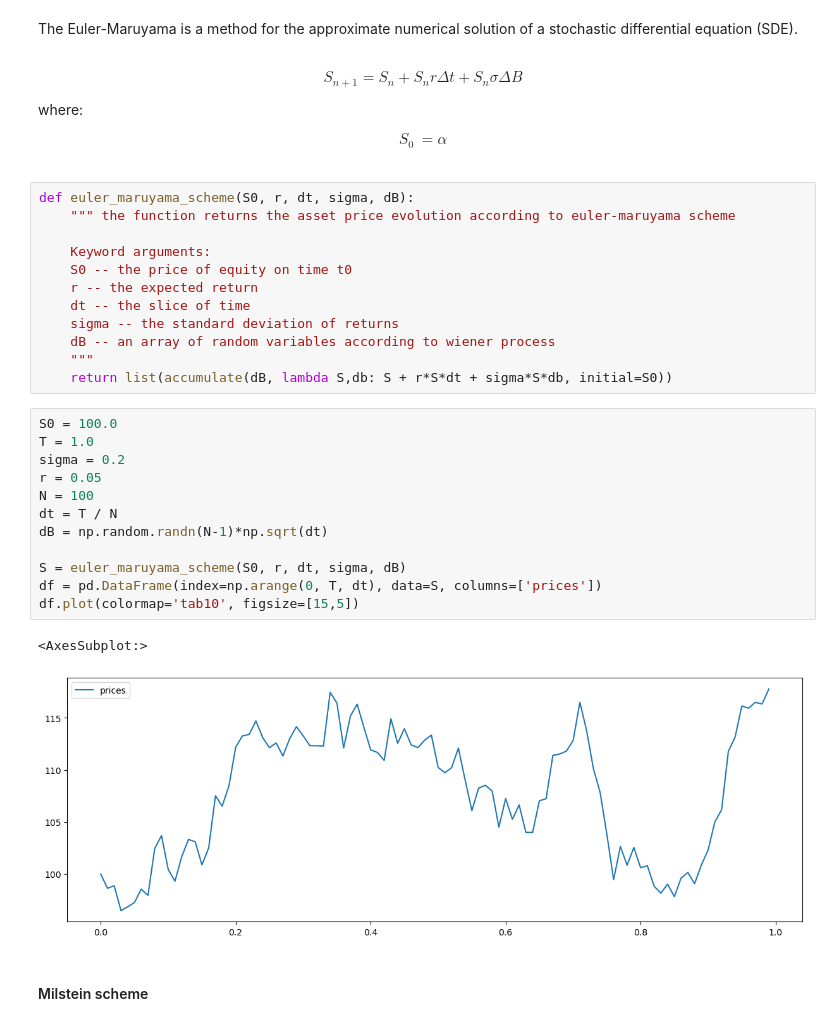
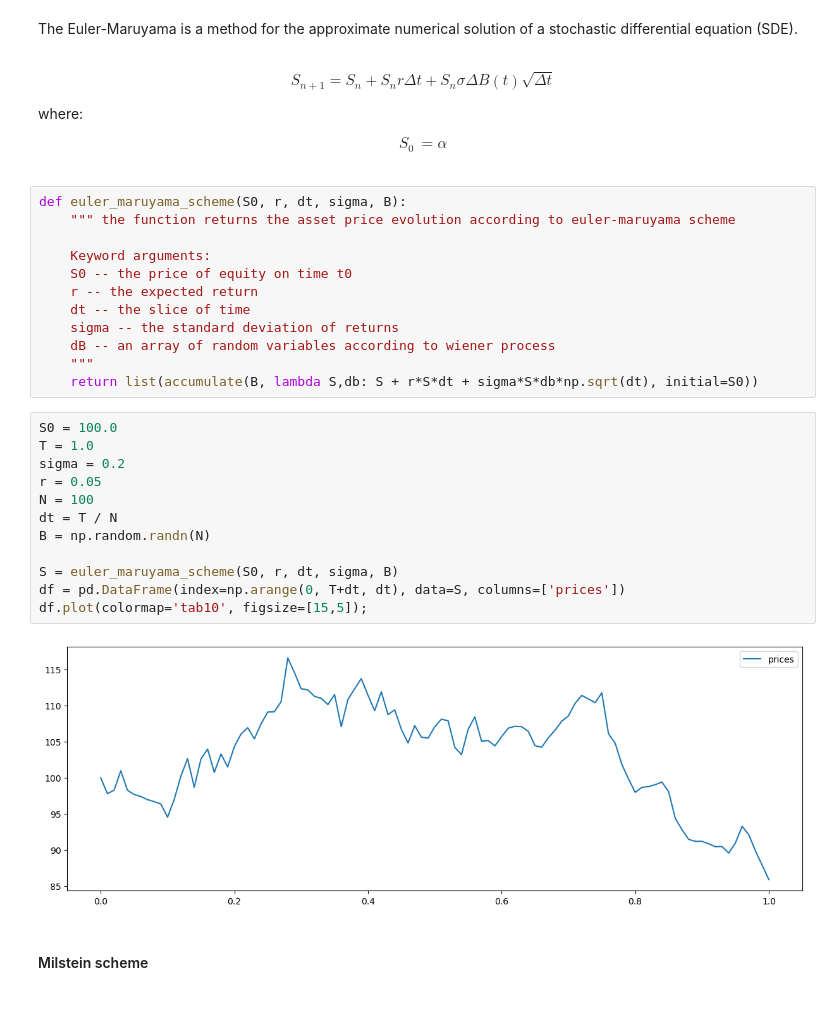
Before and after one commit to fbristotti/cqf, a Jupyter notebook: final/final.ipynb, the cells around one changed output. Cells and saved outputs as stored; diff of their text form.

```diff
--- a/final/final.ipynb
+++ b/final/final.ipynb
@@ -47,7 +47,7 @@ We can use different ways for implement equity prices evolution computationally
 The Euler-Maruyama is a method for the approximate numerical solution of a stochastic differential equation (SDE).
 # %% [markdown]
 $$
-S_{n+1} = S_{n} + S_{n}r\Delta t + S_{n}\sigma \Delta B
+S_{n+1} = S_{n} + S_{n}r\Delta t + S_{n}\sigma \Delta B(t) \sqrt{\Delta t}
 $$
 
 where:
@@ -57,7 +57,7 @@ S_0 &= \alpha \\
 \end{align*}
 $$
 # %%
-def euler_maruyama_scheme(S0, r, dt, sigma, dB):
+def euler_maruyama_scheme(S0, r, dt, sigma, B):
     """ the function returns the asset price evolution according to euler-maruyama scheme
 
     Keyword arguments:
@@ -67,22 +67,21 @@ def euler_maruyama_scheme(S0, r, dt, sigma, dB):
     sigma -- the standard deviation of returns
     dB -- an array of random variables according to wiener process
     """
-    return list(accumulate(dB, lambda S,db: S + r*S*dt + sigma*S*db, initial=S0))
+    return list(accumulate(B, lambda S,db: S + r*S*dt + sigma*S*db*np.sqrt(dt), initial=S0))
 # %%
 S0 = 100.0
 T = 1.0
 sigma = 0.2
 r = 0.05
 N = 100
 dt = T / N
-dB = np.random.randn(N-1)*np.sqrt(dt)
+B = np.random.randn(N)
 
-S = euler_maruyama_scheme(S0, r, dt, sigma, dB)
-df = pd.DataFrame(index=np.arange(0, T, dt), data=S, columns=['prices'])
-df.plot(colormap='tab10', figsize=[15,5])
+S = euler_maruyama_scheme(S0, r, dt, sigma, B)
+df = pd.DataFrame(index=np.arange(0, T+dt, dt), data=S, columns=['prices'])
+df.plot(colormap='tab10', figsize=[15,5]);
 # %% [output]
-<AxesSubplot:>
-[figure, old version]
+[figure, new version]
 # %% [markdown]
 #### Milstein scheme
 # %% [markdown]
```
Also changed, not shown: parts of 21 cells of this notebook, 2 other files.
